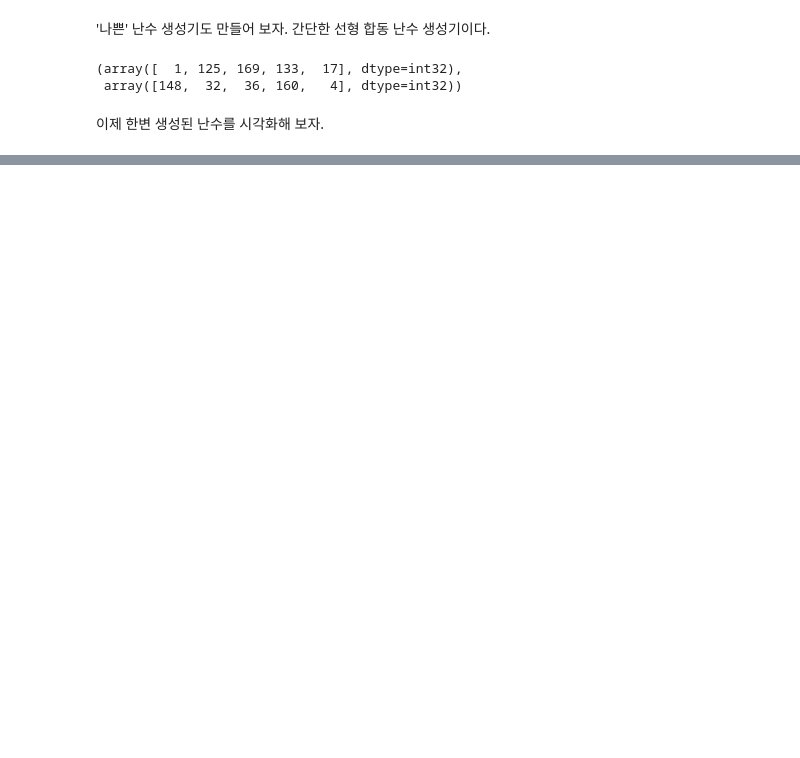
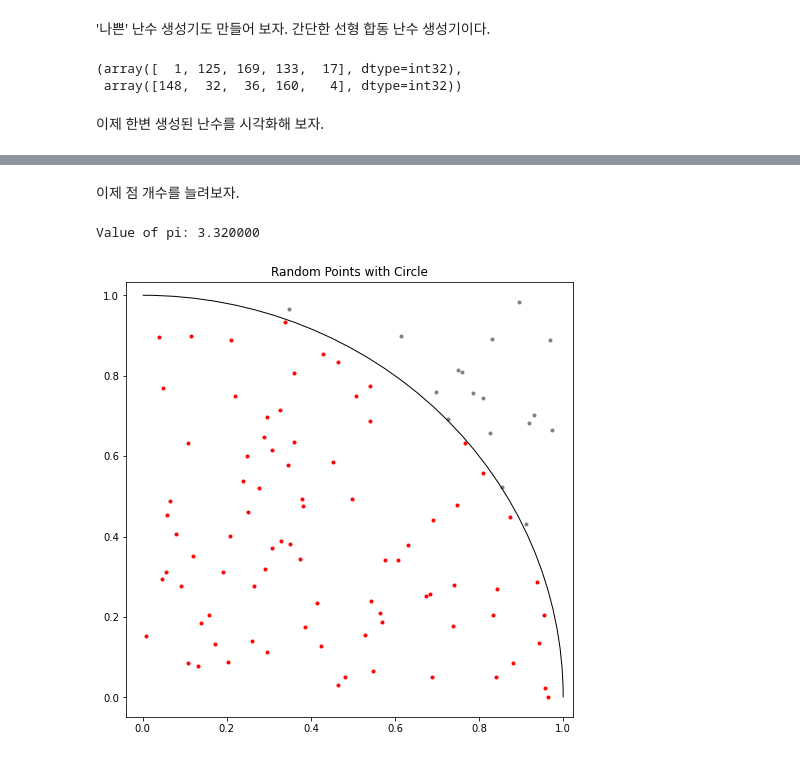
Before and after one commit to dasanlab/computational-physics, a Jupyter notebook: Monte_Carlo_Method.ipynb, the cells around one changed output, grey strips where cells are left out. Saved outputs shown, nothing was run; the diff lists cells and outputs as text; code cells hidden in the pictures; blank space fills up the shorter version.

```diff
--- a/Monte_Carlo_Method.ipynb
+++ b/Monte_Carlo_Method.ipynb
@@ -47,0 +106,7 @@ scatter plot에서 볼 수 있듯, '나쁜' 난수 생성기에는 일정한 규
+# %% [markdown]
+이제 점 개수를 늘려보자.
+# %%
+plot_pi_monte_carlo(100)
+# %% [output]
+Value of pi: 3.320000
+[figure, added]
```
Also changed, not shown: parts of 18 cells of this notebook.
